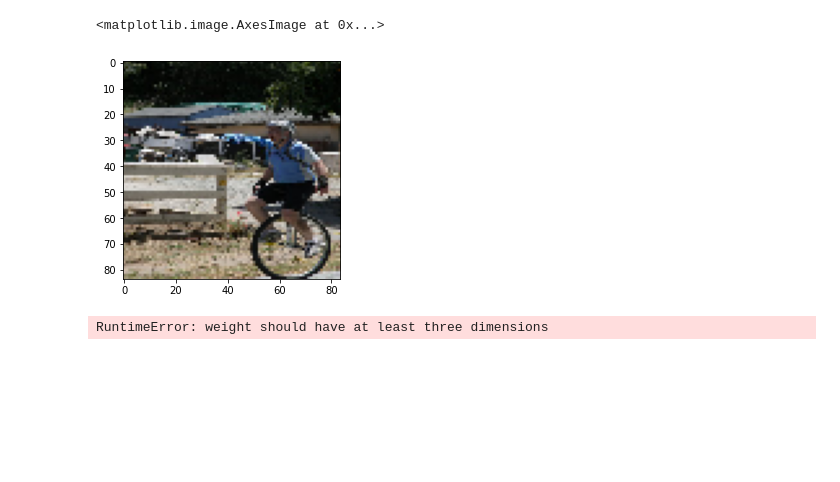
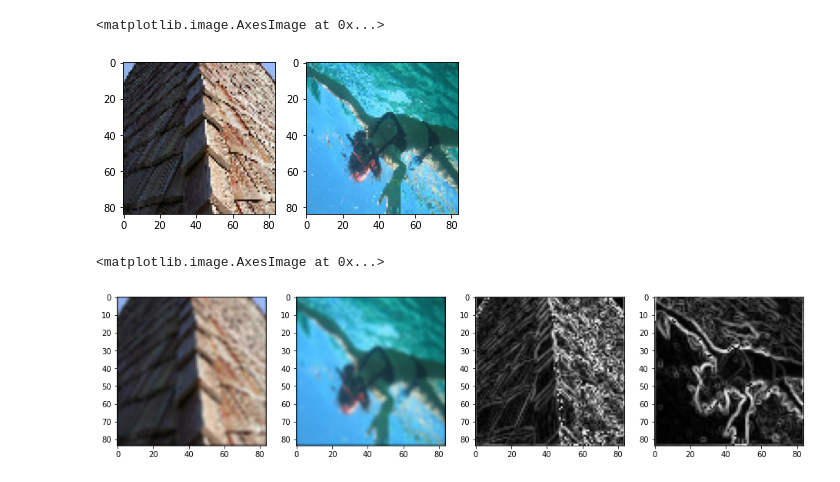
Before and after one commit to Cognitive-Systems-Laboratory/2021-AI-Highly-Cluttered-Dataset, a Jupyter notebook: metric_hyun/MixFreq.ipynb, the cells around one changed output. Saved outputs shown, nothing was run; the diff lists cells and outputs as text; code cells hidden in the pictures; blank space fills up the shorter version.

```diff
--- a/metric_hyun/MixFreq.ipynb
+++ b/metric_hyun/MixFreq.ipynb
@@ -86,28 +85,16 @@ from kernel import CannyFilter,get_thin_kernels
 # %%
-transform=T.Compose([T.ToTensor(),T.Normalize((0.5,0.5,0.5),(0.5,0.5,0.5))
-])
-train_set=MiniImagenet(root="data/",mode='train',transform=transform)
+transform=T.Compose([T.ToTensor(),T.Normalize((0.5,0.5,0.5),(0.5,0.5,0.5))])
+transform=T.Compose([T.ToTensor()])
+
+train_set=MiniImagenet(root="data/Mini",mode='train',transform=transform)
 torch.manual_seed(0)
 train_set, val_set = torch.utils.data.random_split(train_set, [30000, 8400])
 # %%
-img=train_set[321][0]*0.5+0.5
-plt.imshow(T.ToPILImage()(img))
+img1=train_set[16][0]
+img2=train_set[15][0]
+fig,ax=plt.subplots(1,2)
+ax[0].imshow(T.ToPILImage()(img1))
+ax[1].imshow(T.ToPILImage()(img2))
 # %% [output]
 <matplotlib.image.AxesImage at 0x...>
-[figure, old version]
+[figure, new version]
-# %%
-for _ in range(5):
-    img_idx=random.randint(0,len(train_set)-1)
-    canny_kernel=CannyFilter(k_gaussian=3,k_sobel=3,blur=False)
-    blur_kernel=CannyFilter(k_gaussian=1,k_sobel=3,blur=False)
-    img=train_set[img_idx][0]*0.5+0.5
-    outputs=canny_kernel(img.unsqueeze(0))
-    fig,ax=plt.subplots(ncols=4,figsize=(8,16))
-    noblur_outputs=blur_kernel(img.unsqueeze(0))
-
-    ax[0].imshow(T.ToPILImage()(img))
-    ax[1].imshow(T.ToPILImage()(outputs[0][0]))
-    ax[2].imshow(T.ToPILImage()(outputs[1][0]),cmap='gray')
-    ax[3].imshow(T.ToPILImage()(noblur_outputs[1][0]),cmap='gray')
-# %% [output]
-RuntimeError: weight should have at least three dimensions
@@ -124,0 +101,20 @@ directional_filter.weight = nn.Parameter(torch.from_numpy(directional_kernels).r
+# %%
+
+
+blur_kernel=CannyFilter(k_gaussian=3,k_sobel=3,blur=True)
+edge_kernel=CannyFilter(k_gaussian=1,k_sobel=3,blur=False)
+
+
+fig,ax=plt.subplots(1,4,figsize=(16,4))
+edged_img1=edge_kernel(img1.unsqueeze(0))[1][0].expand(3,-1,-1)
+edged_img2=edge_kernel(img2.unsqueeze(0))[1][0].expand(3,-1,-1)
+blured_img1=blur_kernel(img1.unsqueeze(0))[0]
+blured_img2=blur_kernel(img2.unsqueeze(0))[0]
+ax[0].imshow(T.ToPILImage()(blured_img1))
+ax[1].imshow(T.ToPILImage()(blured_img2))
+
+ax[2].imshow(T.ToPILImage()(edged_img1))
+ax[3].imshow(T.ToPILImage()(edged_img2))
+# %% [output]
+<matplotlib.image.AxesImage at 0x...>
+[figure, added]
```
Also changed, not shown: parts of 17 cells of this notebook, 4 other files.
